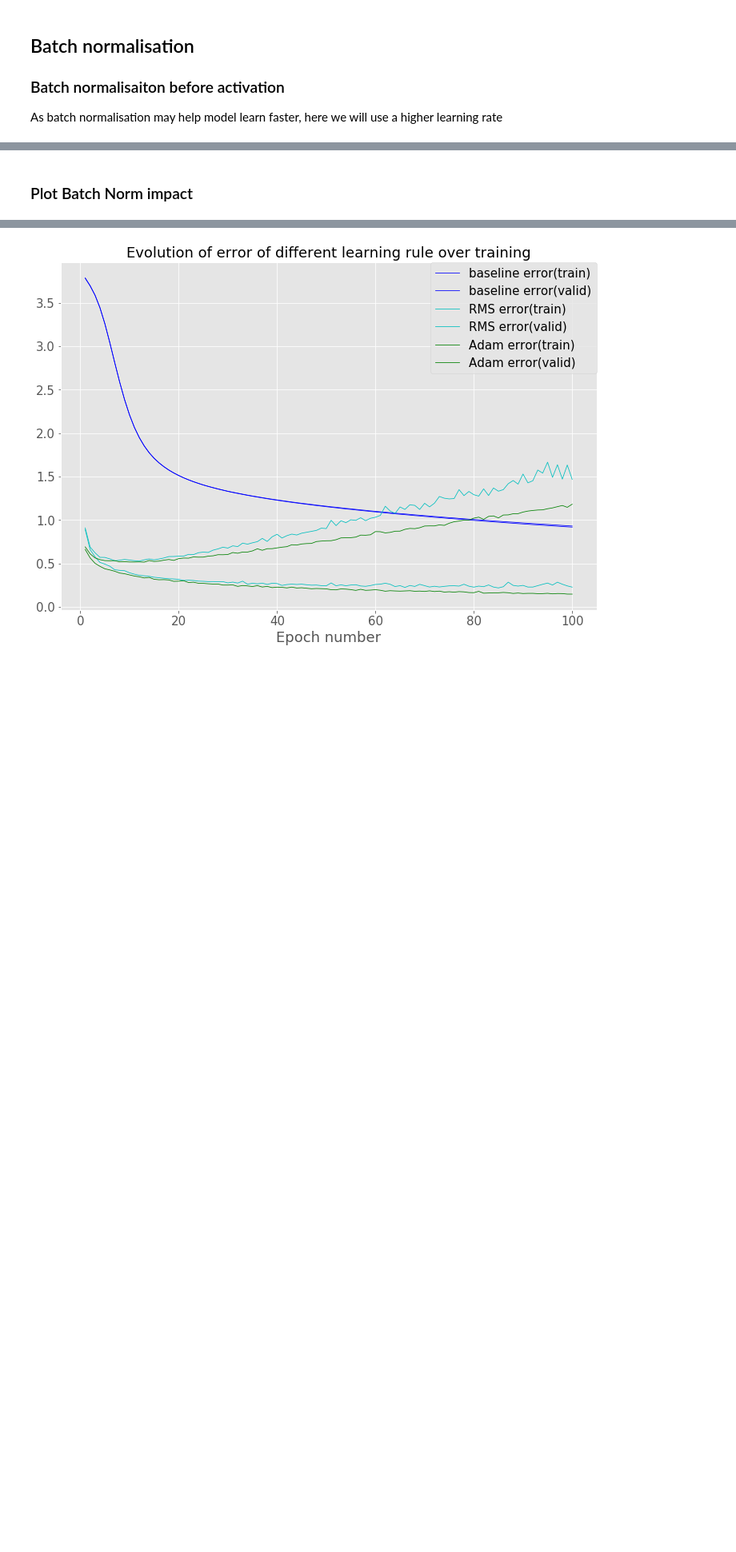
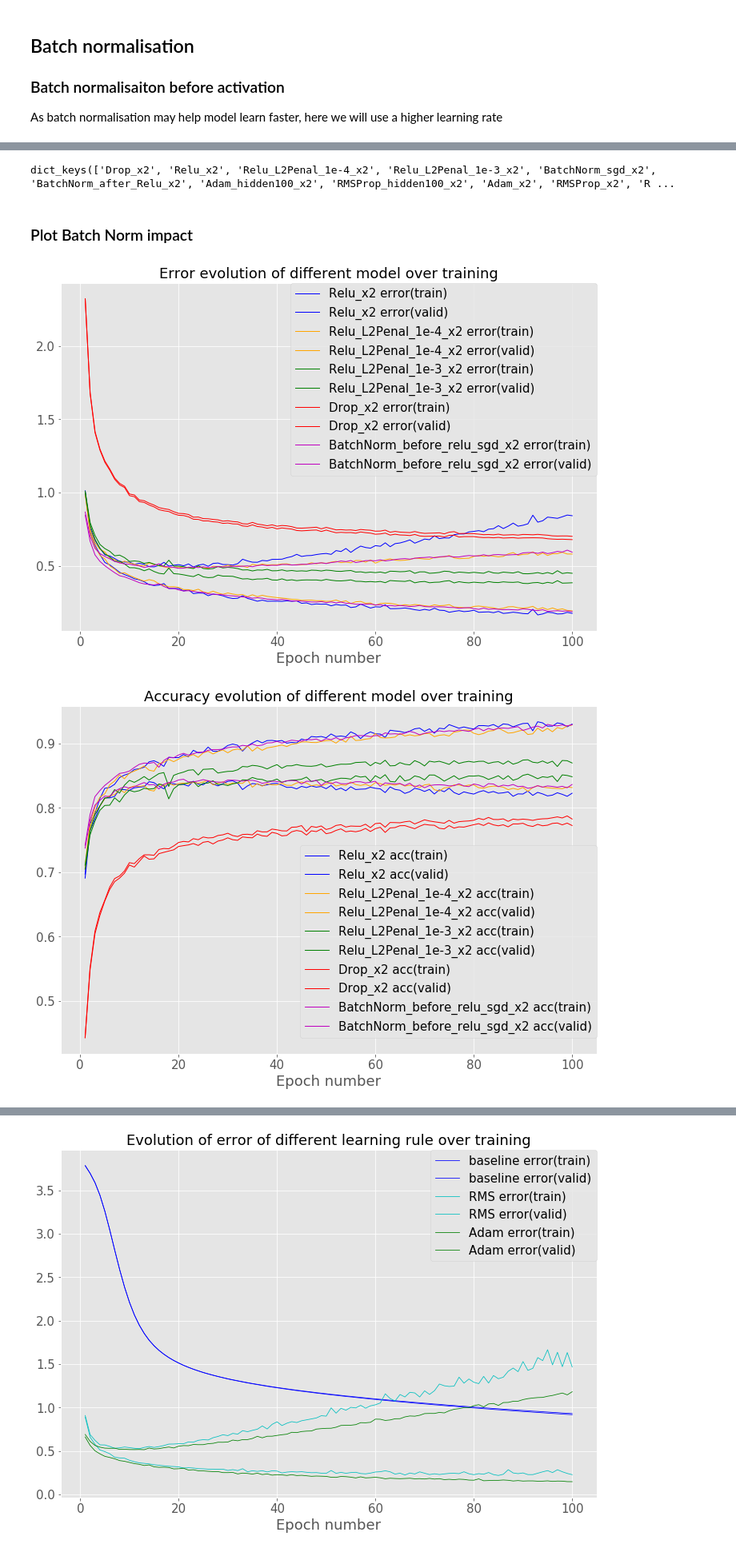
Before and after one commit to ErRos2107/Convolutional-neural-network, a Jupyter notebook: notebooks/Coursework_2_A.ipynb, the cells around one changed output, grey strips where cells are left out. Shown at 80% size. Drawn from its saved outputs; the diff is of its cells as text; code cells hidden in the pictures; blank space fills up the shorter version.

```diff
--- a/notebooks/Coursework_2_A.ipynb
+++ b/notebooks/Coursework_2_A.ipynb
@@ -818,10 +710,10 @@ from mlp.optimisers import Optimiser
 rng.seed(seed)
 
 #setup hyperparameters
-learning_rate = 0.01
+learning_rate = 0.1
 num_epochs = 100
 stats_interval = 1
-input_dim, output_dim, hidden_dim = 784, 47, 256
+input_dim, output_dim, hidden_dim = 784, 47, 100
 
 weights_init = GlorotUniformInit(rng=rng)
 biases_init = ConstantInit(0.)
@@ -837,9 +729,9 @@ model = MultipleLayerModel([
 
 error = CrossEntropySoftmaxError()
 # Use a basic gradient descent learning rule
-learning_rule = AdamLearningRule(learning_rate=learning_rate,)
+learning_rule = GradientDescentLearningRule(learning_rate=learning_rate,)
 
-experiment = 'BatchNorm_Relu_x2'
+experiment = 'BatchNorm_sgd_x2'
 
 stats, keys, run_time, fig_1, ax_1, fig_2, ax_2 = train_model_and_plot_stats(
     model, error, learning_rule, train_data, valid_data, num_epochs, stats_interval, notebook=True)
@@ -1658,2 +776,51 @@ fig_2.savefig('Accuracy_structures.pdf',bbox_inches = "tight" )
+# %%
+save_stats['BatchNorm_before_relu_sgd_x2']=save_stats['BatchNorm_sgd_x2']
+save_stats['BatchNorm_after_Relu_sgd_x2']=save_stats['BatchNorm_after_Relu_x2']
+save_stats.keys()
+# %% [output]
+dict_keys(['Drop_x2', 'Relu_x2', 'Relu_L2Penal_1e-4_x2', 'Relu_L2Penal_1e-3_x2', 'BatchNorm_sgd_x2', 'BatchNorm_after_Relu_x2', 'Adam_hidden100_x2', 'RMSProp_hidden100_x2', 'Adam_x2', 'RMSProp_x2', 'R ...
 # %% [markdown]
 ### Plot Batch Norm impact
+# %%
+# Plot comparison
+font = {'family' : 'normal',
+        'weight' : 'normal',
+        'size'   : 15}
+plt.rc('font', **font)
+######################################################################################################
+color = ['b', 'orange', 'g', 'r', 'm', 'gray', 'y',]
+experiments = ('Relu_x2', 'Relu_L2Penal_1e-4_x2', 'Relu_L2Penal_1e-3_x2', 'Drop_x2', 'BatchNorm_before_relu_sgd_x2')
+
+# Plot the change in the validation and training set error over training.
+fig_1 = plt.figure(figsize=(12 , 8))
+ax_1 = fig_1.add_subplot(111)
+
+for i, experiment in enumerate(experiments):
+    s = save_stats[experiment]
+    for k in ['error(train)', 'error(valid)']:
+        ax_1.plot(np.arange(1, s.shape[0]) * stats_interval,
+              s[1:, keys[k]], label=str(experiments[i]+' '+k), color = color[i], linewidth=1)
+
+ax_1.legend(bbox_to_anchor=(1., 1), loc=0, borderaxespad=0.)
+ax_1.set_xlabel('Epoch number')
+plt.title('Error evolution of different model over training',fontsize=18)
+
+# Plot the change in the validation and training set accuracy over training.
+fig_2 = plt.figure(figsize=(12, 8))
+ax_2 = fig_2.add_subplot(111)
+
+for i, experiment in enumerate(experiments):
+    s = save_stats[experiment]
+    for k in ['acc(train)', 'acc(valid)']:
+        ax_2.plot(np.arange(1, s.shape[0]) * stats_interval,
+              s[1:, keys[k]], label=str(experiments[i]+' '+k), color = color[i], linewidth=1)
+
+ax_2.legend(bbox_to_anchor=(1., 0.6), loc=0, borderaxespad=0.)
+ax_2.set_xlabel('Epoch number')
+plt.title('Accuracy evolution of different model over training',fontsize=18)
+
+fig_1.savefig('Error_reularisation.pdf',bbox_inches = "tight")
+fig_2.savefig('Accuracy_reularisation.pdf',bbox_inches = "tight" )
+# %% [output]
+[figure, added]
+[figure, added]
```
Also changed, not shown: parts of 38 cells of this notebook.
